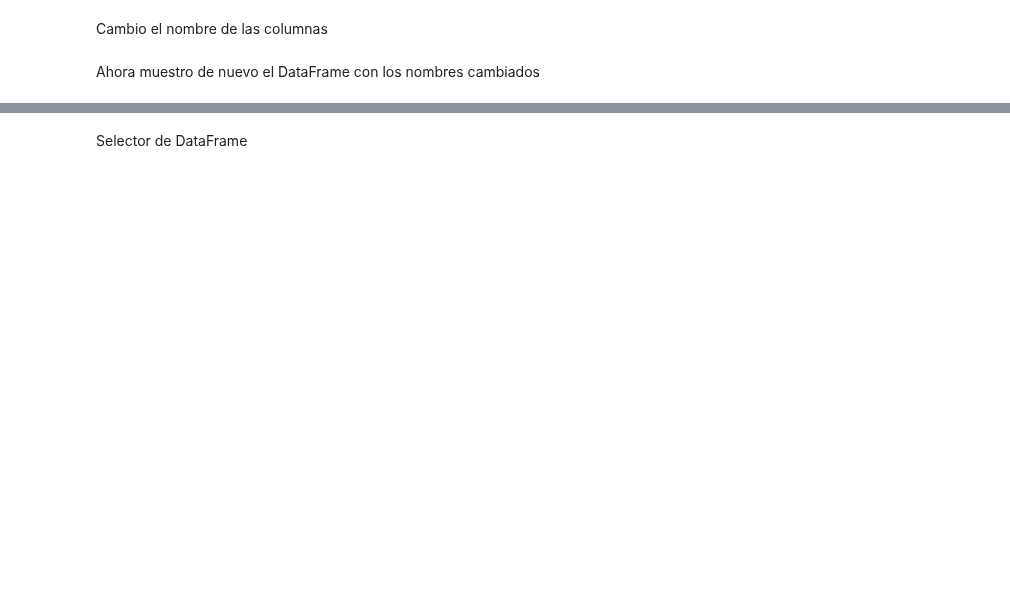
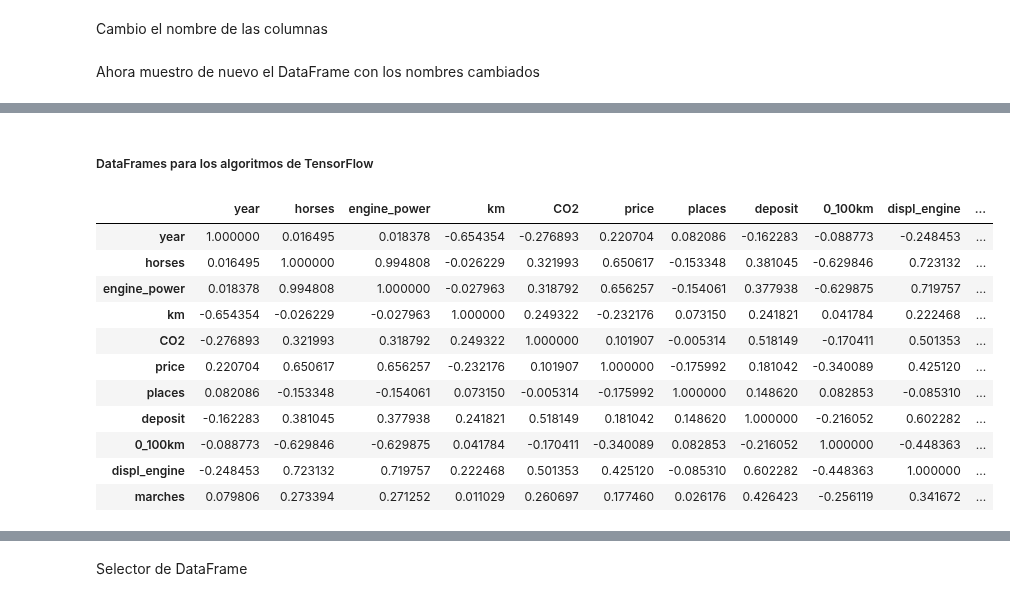
Before and after one commit to Legodark/paddock, a Jupyter notebook: notebooks/machine_learning/PADDOK_MachineLearning.ipynb, the cells around one changed output, grey strips where cells are left out. Drawn from its saved outputs; the diff is of its cells as text; code cells hidden in the pictures; blank space fills up the shorter version.

```diff
--- a/notebooks/machine_learning/PADDOK_MachineLearning.ipynb
+++ b/notebooks/machine_learning/PADDOK_MachineLearning.ipynb
@@ -163,0 +126,4 @@ len(cars_filter)
+# %%
+# Lista de opcciones para transformar los dataframes
+df_selector = ['complete', 'limit', 'less_limit', 'less_columns']
+df_droppig = ['tensorflow', 'sklearn']
@@ -163,0 +259,3 @@ len(cars_filter)
+# %%
+# Instancio la clase Prepare
+P = Prepare()
@@ -163,0 +264,15 @@ len(cars_filter)
+# %%
+# Diccionario para almacenar los DataFrames según libreria a usar.
+dict_dataframes = {'tensorflow': {}, 'sklearn': {}}
+# %%
+# bucles para ejecutar la clase y almacenar los resultados en el diccionario del bloque anterior.
+for i in range(len(df_selector)):
+  for x in range(len(df_droppig)):
+
+    if x == 0:
+      cars_tf = P.prepare_dataframes(df_selector[i], cars, df_droppig[x])
+    elif x == 1:
+      cars_sk = P.prepare_dataframes(df_selector[i], cars, df_droppig[x])
+
+  dict_dataframes['tensorflow'][df_selector[i]] = cars_tf
+  dict_dataframes['sklearn'][df_selector[i]] = cars_sk
@@ -163,0 +297,17 @@ len(cars_filter)
+# %% [markdown]
+##### DataFrames para los algoritmos de TensorFlow
+# %%
+dict_dataframes['tensorflow']['complete']
+# %% [output]
+|  | year | horses | engine_power | km | CO2 | price | places | deposit | 0_100km | displ_engine | ... |
+| year | 1.000000 | 0.016495 | 0.018378 | -0.654354 | -0.276893 | 0.220704 | 0.082086 | -0.162283 | -0.088773 | -0.248453 | ... |
+| horses | 0.016495 | 1.000000 | 0.994808 | -0.026229 | 0.321993 | 0.650617 | -0.153348 | 0.381045 | -0.629846 | 0.723132 | ... |
+| engine_power | 0.018378 | 0.994808 | 1.000000 | -0.027963 | 0.318792 | 0.656257 | -0.154061 | 0.377938 | -0.629875 | 0.719757 | ... |
+| km | -0.654354 | -0.026229 | -0.027963 | 1.000000 | 0.249322 | -0.232176 | 0.073150 | 0.241821 | 0.041784 | 0.222468 | ... |
+| CO2 | -0.276893 | 0.321993 | 0.318792 | 0.249322 | 1.000000 | 0.101907 | -0.005314 | 0.518149 | -0.170411 | 0.501353 | ... |
+| price | 0.220704 | 0.650617 | 0.656257 | -0.232176 | 0.101907 | 1.000000 | -0.175992 | 0.181042 | -0.340089 | 0.425120 | ... |
+| places | 0.082086 | -0.153348 | -0.154061 | 0.073150 | -0.005314 | -0.175992 | 1.000000 | 0.148620 | 0.082853 | -0.085310 | ... |
+| deposit | -0.162283 | 0.381045 | 0.377938 | 0.241821 | 0.518149 | 0.181042 | 0.148620 | 1.000000 | -0.216052 | 0.602282 | ... |
+| 0_100km | -0.088773 | -0.629846 | -0.629875 | 0.041784 | -0.170411 | -0.340089 | 0.082853 | -0.216052 | 1.000000 | -0.448363 | ... |
+| displ_engine | -0.248453 | 0.723132 | 0.719757 | 0.222468 | 0.501353 | 0.425120 | -0.085310 | 0.602282 | -0.448363 | 1.000000 | ... |
+| marches | 0.079806 | 0.273394 | 0.271252 | 0.011029 | 0.260697 | 0.177460 | 0.026176 | 0.426423 | -0.256119 | 0.341672 | ... |
```
Also changed, not shown: parts of 83 cells of this notebook.
